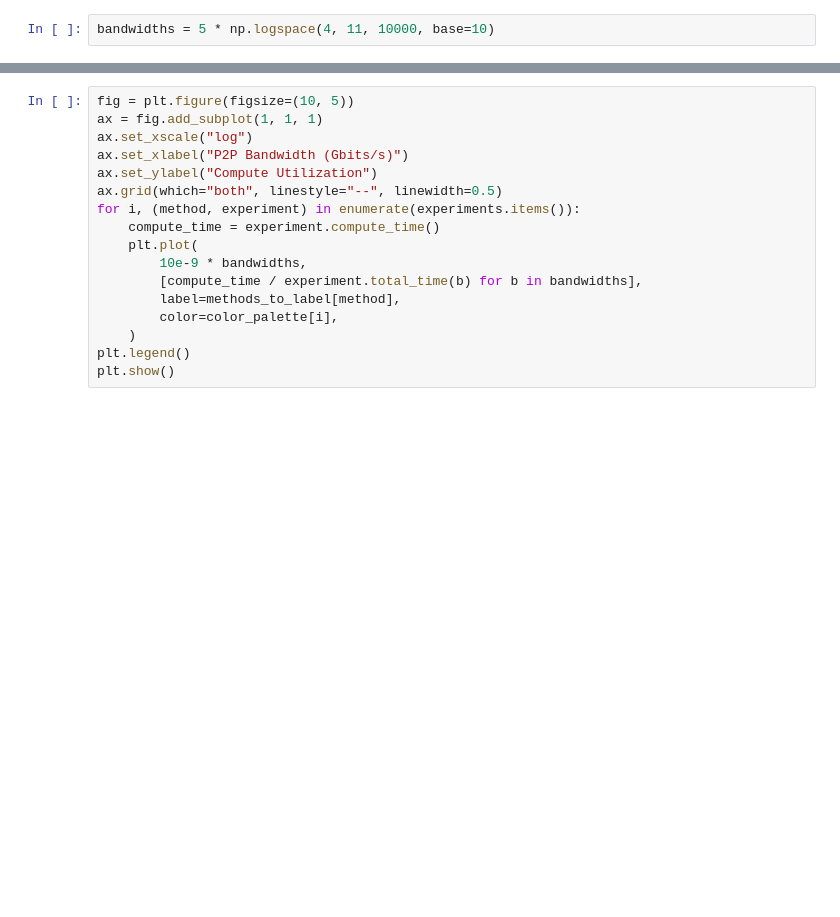
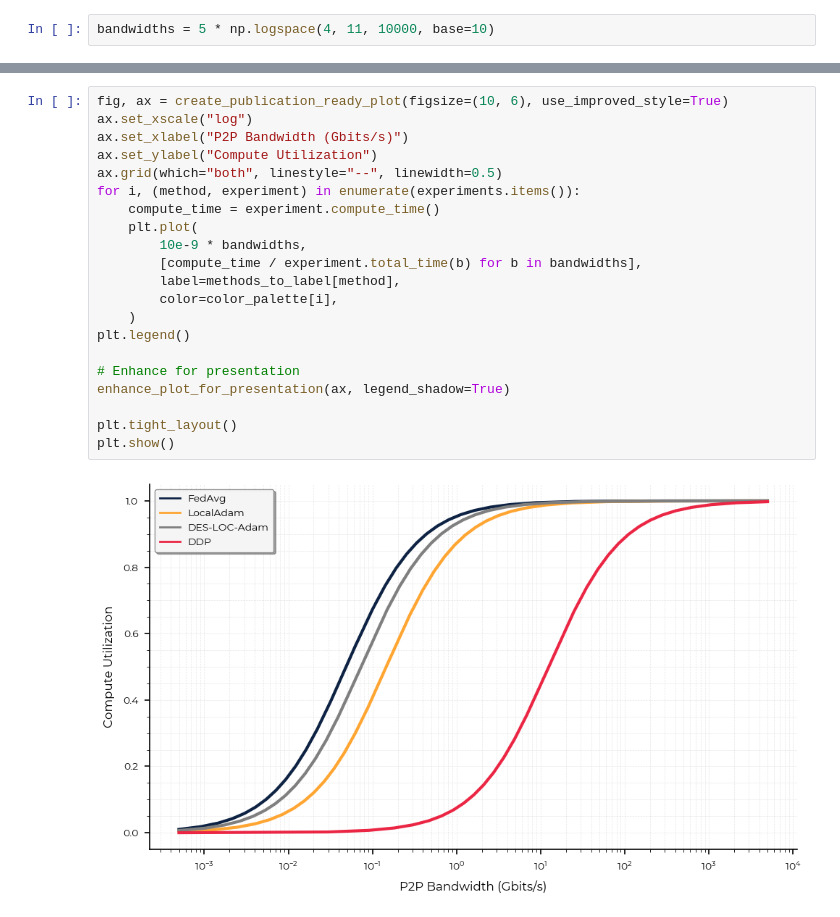
Before and after one commit to relogu/fedmoe_plots, a Jupyter notebook: fedmoe_plots/notebooks/wall_clock_time_model.ipynb, the cells around one changed output, grey strips where cells are left out. Cells and saved outputs as stored; diff of their text form; blank space fills up the shorter version.

```diff
--- a/fedmoe_plots/notebooks/wall_clock_time_model.ipynb
+++ b/fedmoe_plots/notebooks/wall_clock_time_model.ipynb
@@ -144,18 +170,24 @@ plt.show()
 # %%
-fig = plt.figure(figsize=(10, 5))
-ax = fig.add_subplot(1, 1, 1)
+fig, ax = create_publication_ready_plot(figsize=(10, 6), use_improved_style=True)
 ax.set_xscale("log")
 ax.set_xlabel("P2P Bandwidth (Gbits/s)")
 ax.set_ylabel("Compute Utilization")
 ax.grid(which="both", linestyle="--", linewidth=0.5)
 for i, (method, experiment) in enumerate(experiments.items()):
     compute_time = experiment.compute_time()
     plt.plot(
         10e-9 * bandwidths,
         [compute_time / experiment.total_time(b) for b in bandwidths],
         label=methods_to_label[method],
         color=color_palette[i],
     )
 plt.legend()
+
+# Enhance for presentation
+enhance_plot_for_presentation(ax, legend_shadow=True)
+
+plt.tight_layout()
 plt.show()
+# %% [output]
+[figure, added]
 # %%
```
Also changed, not shown: parts of 10 cells of this notebook, 7 other files.
